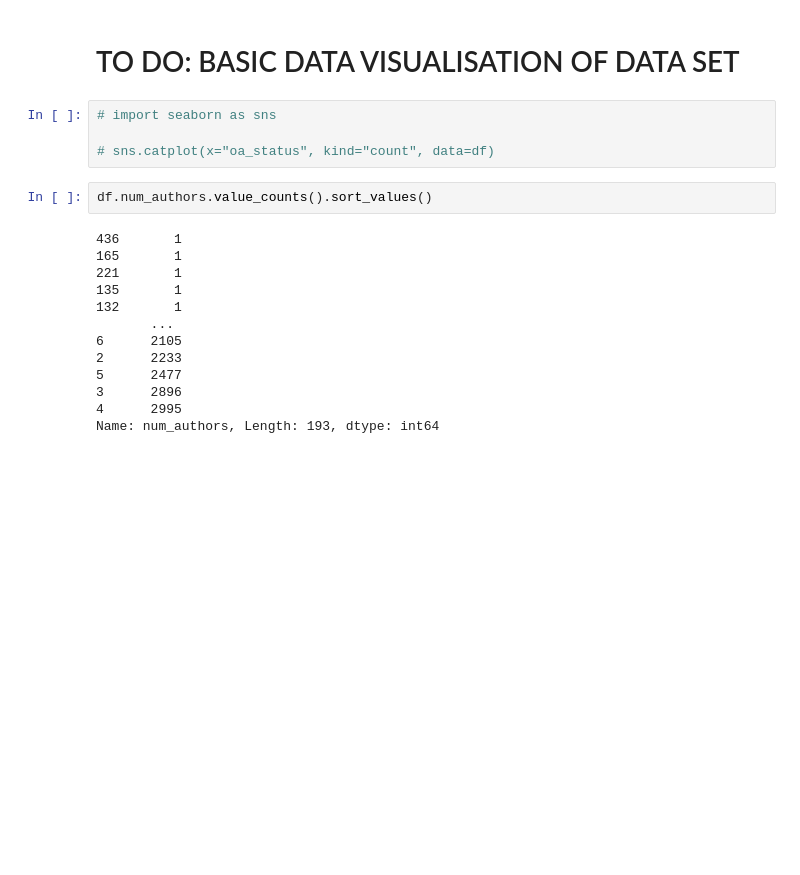
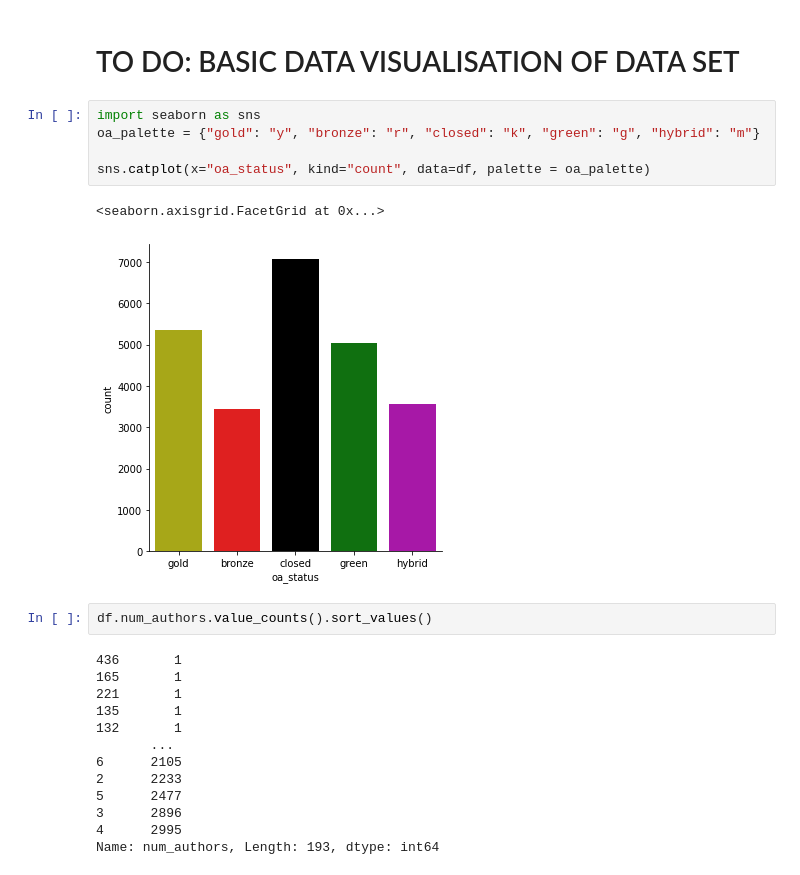
Before and after one commit to yiwen-h/nhs_oa, a Jupyter notebook: notebooks/Basic analysis.ipynb, the cells around one changed output. Drawn from its saved outputs; the diff is of its cells as text; blank space fills up the shorter version.

```diff
--- a/notebooks/Basic analysis.ipynb
+++ b/notebooks/Basic analysis.ipynb
@@ -148,9 +148,13 @@ df.head()
 # %% [markdown]
 # TO DO: BASIC DATA VISUALISATION OF DATA SET
 # %%
-# import seaborn as sns
+import seaborn as sns
+oa_palette = {"gold": "y", "bronze": "r", "closed": "k", "green": "g", "hybrid": "m"}
 
-# sns.catplot(x="oa_status", kind="count", data=df)
+sns.catplot(x="oa_status", kind="count", data=df, palette = oa_palette)
+# %% [output]
+<seaborn.axisgrid.FacetGrid at 0x...>
+[figure, added]
 # %%
 df.num_authors.value_counts().sort_values()
 # %% [output]
```
Also changed, not shown: parts of 1 cell of this notebook, 4 other files.
